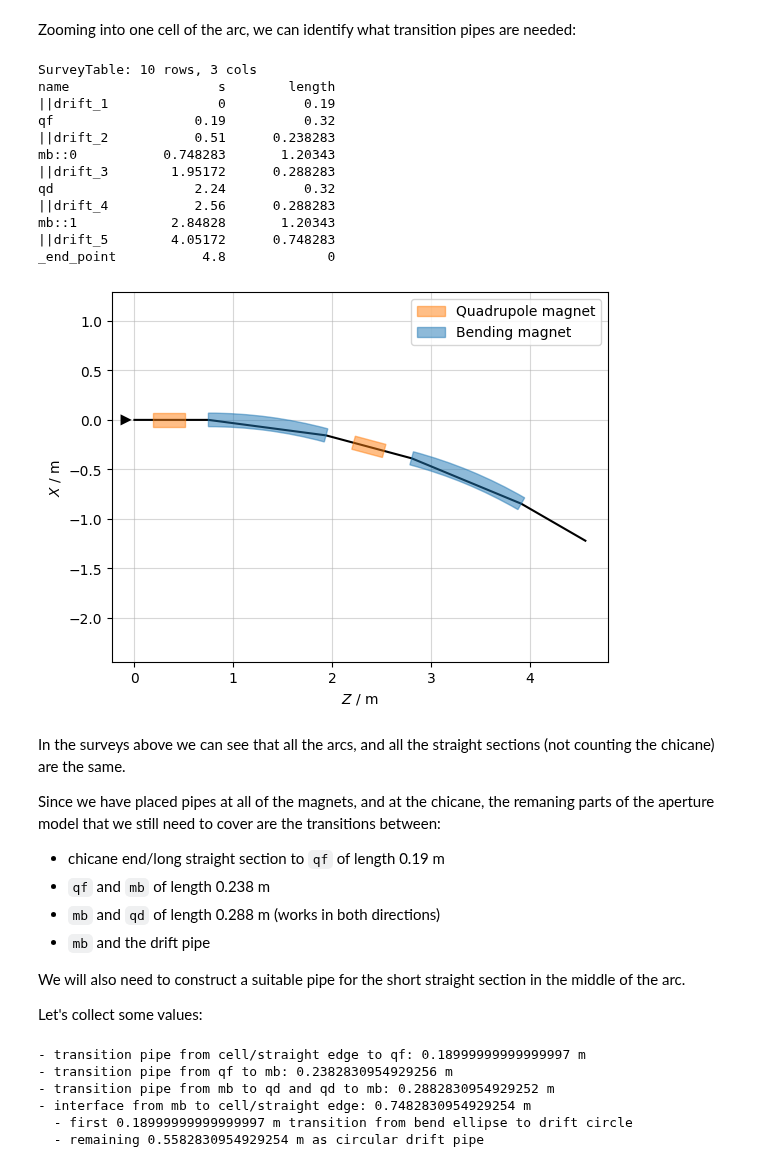
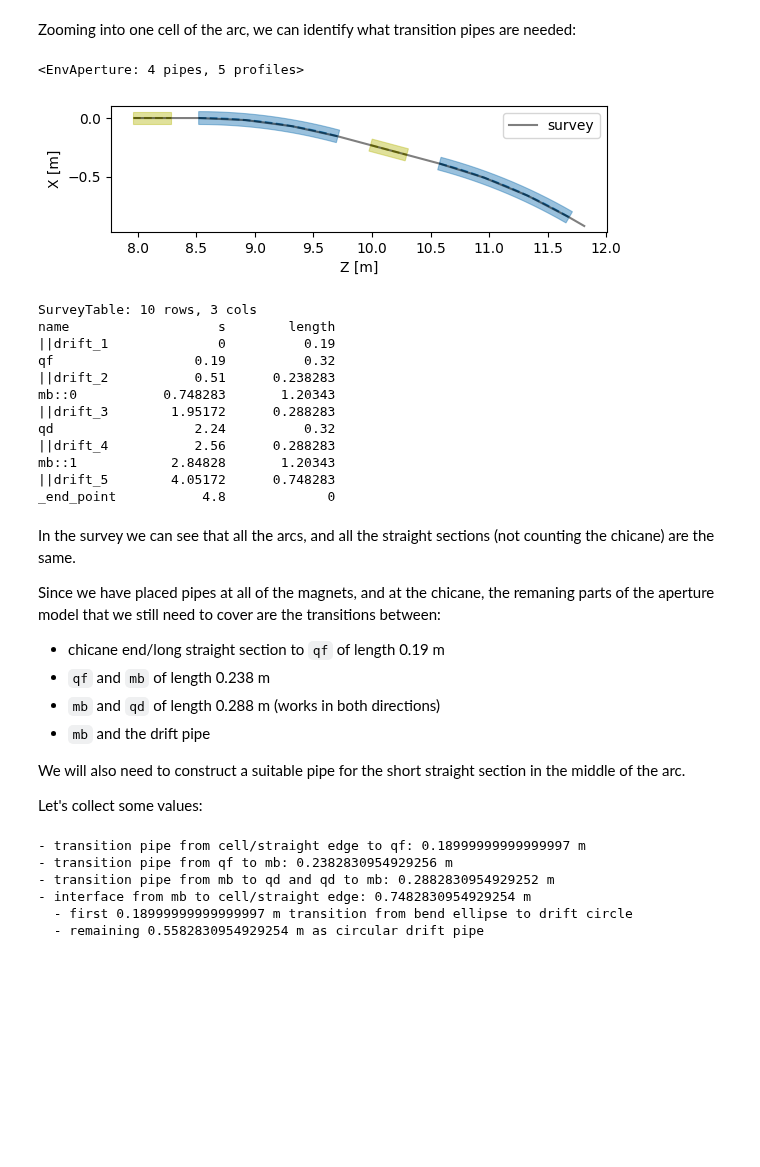
Before and after one commit to szymonlopaciuk/aperture-model-tutorial, a Jupyter notebook: 002_aperture_model.ipynb, the cells around one changed output. Drawn from its saved outputs; the diff is of its cells as text; code cells hidden in the pictures; blank space fills up the shorter version.

```diff
--- a/002_aperture_model.ipynb
+++ b/002_aperture_model.ipynb
@@ -229,10 +270,14 @@ plt.gcf().set_figheight(12)
 [figure]
 # %% [markdown]
 Zooming into one cell of the arc, we can identify what transition pipes are needed:
+# %%
+model.plot_floor_projection(s_range=(8, 12), aspect='equal')
+env.aperture.discard_model()
+# %% [output]
+<EnvAperture: 4 pipes, 5 profiles>
+[figure, added]
 # %%
 cell_sv = env['arc_cell'].survey()
-cell_sv.plot()
-
 cell_sv.cols['name', 's', 'length']
 # %% [output]
 SurveyTable: 10 rows, 3 cols
@@ -247,9 +292,8 @@ qd                  2.24          0.32
 mb::1            2.84828       1.20343
 ||drift_5        4.05172      0.748283
 _end_point           4.8             0
-[figure, removed]
 # %% [markdown]
-In the surveys above we can see that all the arcs, and all the straight sections (not counting the chicane) are the same.
+In the survey we can see that all the arcs, and all the straight sections (not counting the chicane) are the same.
 
 Since we have placed pipes at all of the magnets, and at the chicane, the remaning parts of the aperture model that we still need to cover are the transitions between:
 - chicane end/long straight section to `qf` of length 0.19 m
```
Also changed, not shown: parts of 45 cells of this notebook, 9 other files.
